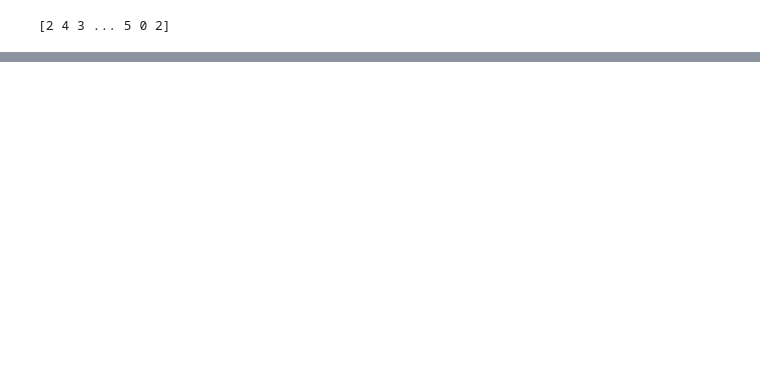
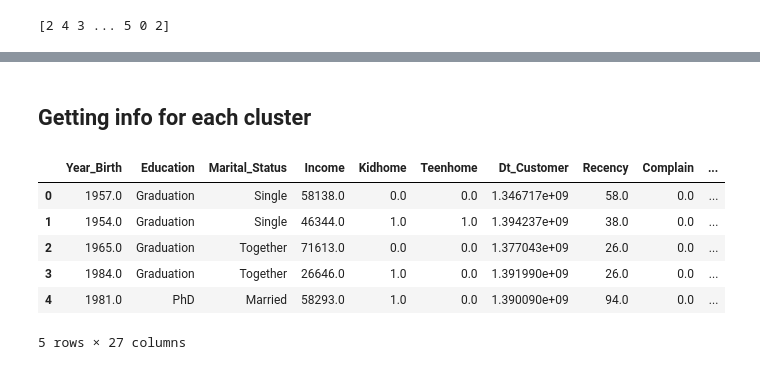
Before and after one commit to Luciano-C/Customer-Personality-Analysis, a Jupyter notebook: Customer_Personality_Analysis.ipynb, the cells around one changed output, grey strips where cells are left out. Cells and saved outputs as stored; diff of their text form; code cells hidden in the pictures; blank space fills up the shorter version.

```diff
--- a/Customer_Personality_Analysis.ipynb
+++ b/Customer_Personality_Analysis.ipynb
@@ -878,0 +900,2 @@ plt.show()
+# %% [markdown]
+## Getting info for each cluster
@@ -878,0 +908,10 @@ plt.show()
+# %%
+customer_data_with_clusters.head()
+# %% [output]
+|  | Year_Birth | Education | Marital_Status | Income | Kidhome | Teenhome | Dt_Customer | Recency | Complain | ... |
+| 0 | 1957.0 | Graduation | Single | 58138.0 | 0.0 | 0.0 | 1.346717e+09 | 58.0 | 0.0 | ... |
+| 1 | 1954.0 | Graduation | Single | 46344.0 | 1.0 | 1.0 | 1.394237e+09 | 38.0 | 0.0 | ... |
+| 2 | 1965.0 | Graduation | Together | 71613.0 | 0.0 | 0.0 | 1.377043e+09 | 26.0 | 0.0 | ... |
+| 3 | 1984.0 | Graduation | Together | 26646.0 | 1.0 | 0.0 | 1.391990e+09 | 26.0 | 0.0 | ... |
+| 4 | 1981.0 | PhD | Married | 58293.0 | 1.0 | 0.0 | 1.390090e+09 | 94.0 | 0.0 | ... |
+5 rows × 27 columns
```
Also changed, not shown: parts of 31 cells of this notebook.
